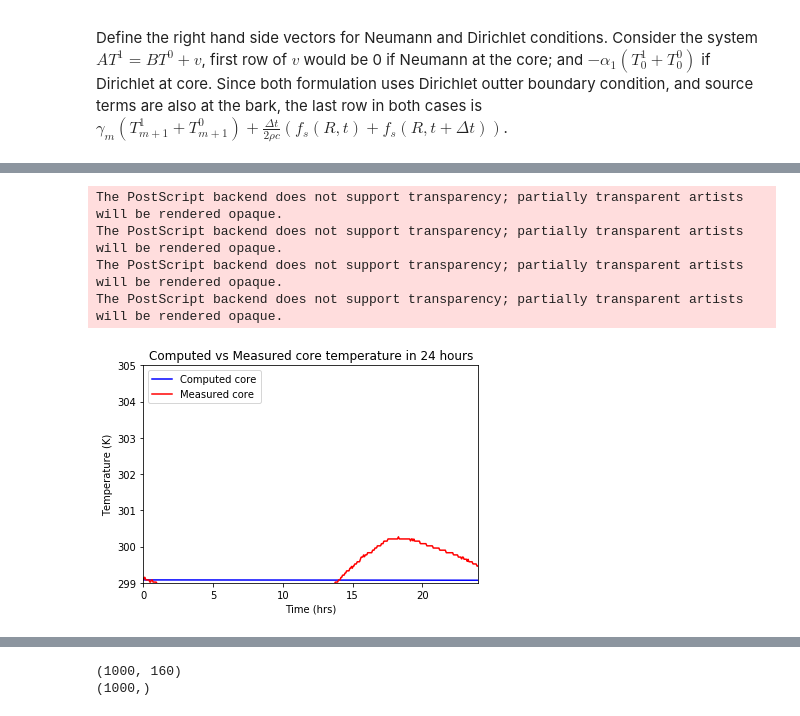
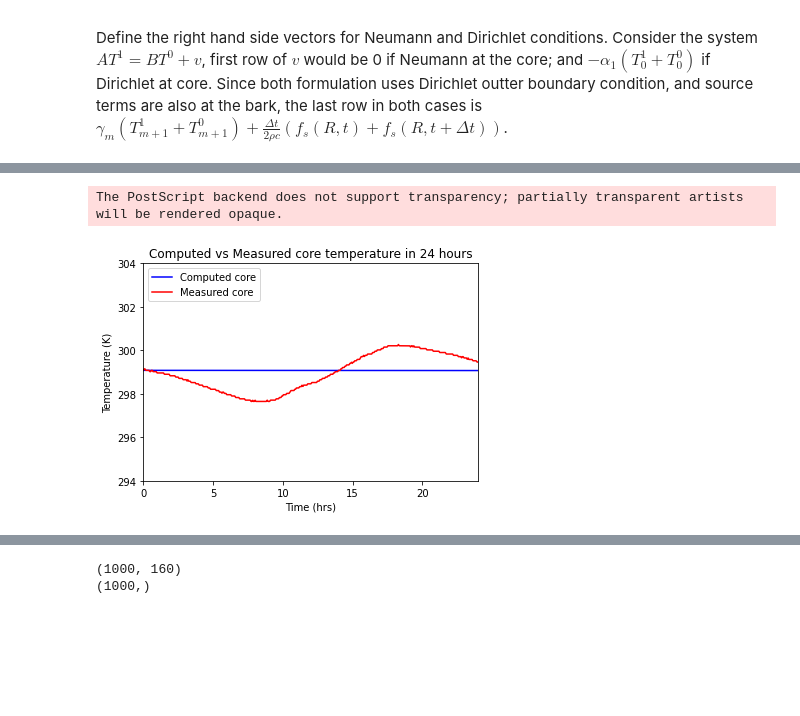
Before and after one commit to yajuna/treeRemote, a Jupyter notebook: notebook/treePower.ipynb, the cells around one changed output, grey strips where cells are left out. Drawn from its saved outputs; the diff is of its cells as text; code cells hidden in the pictures; blank space fills up the shorter version.

```diff
--- a/notebook/treePower.ipynb
+++ b/notebook/treePower.ipynb
@@ -41,9 +41,9 @@ Scipy version is 1.3.1
 # regular save on laptop
 # savefigpath = 'fig/'
 # save on laptop for testing
-# savefigpath = 'figPcoeffDirichlet/'
+savefigpath = 'figPcoeffTest/'
 # save absolute path desktop
-savefigpath = '/Users/yajuna/Development/tree/notebook/fig_new_data/'
+# savefigpath = '/Users/yajuna/Development/tree/notebook/fig_new_data/'
 # %% [markdown]
 Define parameters used in time stepping- related to the properties of the trees and weather: thermal conductivity (W/(mK), $\rho$ the density (kg/m^3), specific heat (J/(kgK)); $\rho$ mutiplies specific heat gives the heat capacity; finally
 albedo which impacts how much solar radiation is absorbed (taken to be 0.3 from Potter and Andresen 2002).
@@ -760,20 +745,17 @@ The PostScript backend does not support transparency; partially transparent arti
 # %%
 plt.plot(time, solutionArray[:,0], 'b-', label='Computed core')
 plt.plot(time, core_temp, 'r-', label='Measured core')
 plt.legend(loc="upper left")
 message = f"Computed vs Measured core temperature in 24 hours"
 plt.title(message)
-plt.axis([0, 24, 299, 305])
+plt.axis([0, 24, 294, 304])
 plt.xlabel('Time (hrs)')
 plt.ylabel('Temperature (K)')
 plt.savefig(savefigpath + 'compare_core_temp' + '.eps', format='eps', dpi=300,bbox_inches='tight')
 plt.show()
 # %% [output]
 The PostScript backend does not support transparency; partially transparent artists will be rendered opaque.
-The PostScript backend does not support transparency; partially transparent artists will be rendered opaque.
-The PostScript backend does not support transparency; partially transparent artists will be rendered opaque.
-The PostScript backend does not support transparency; partially transparent artists will be rendered opaque.
-[figure, old version]
+[figure, new version]
 # %%
 error_bark = (solutionArray[:,-1] - bark_temp)/bark_temp
 error_core = (solutionArray[:,0] - core_temp)/core_temp
```
Also changed, not shown: parts of 10 cells of this notebook.
